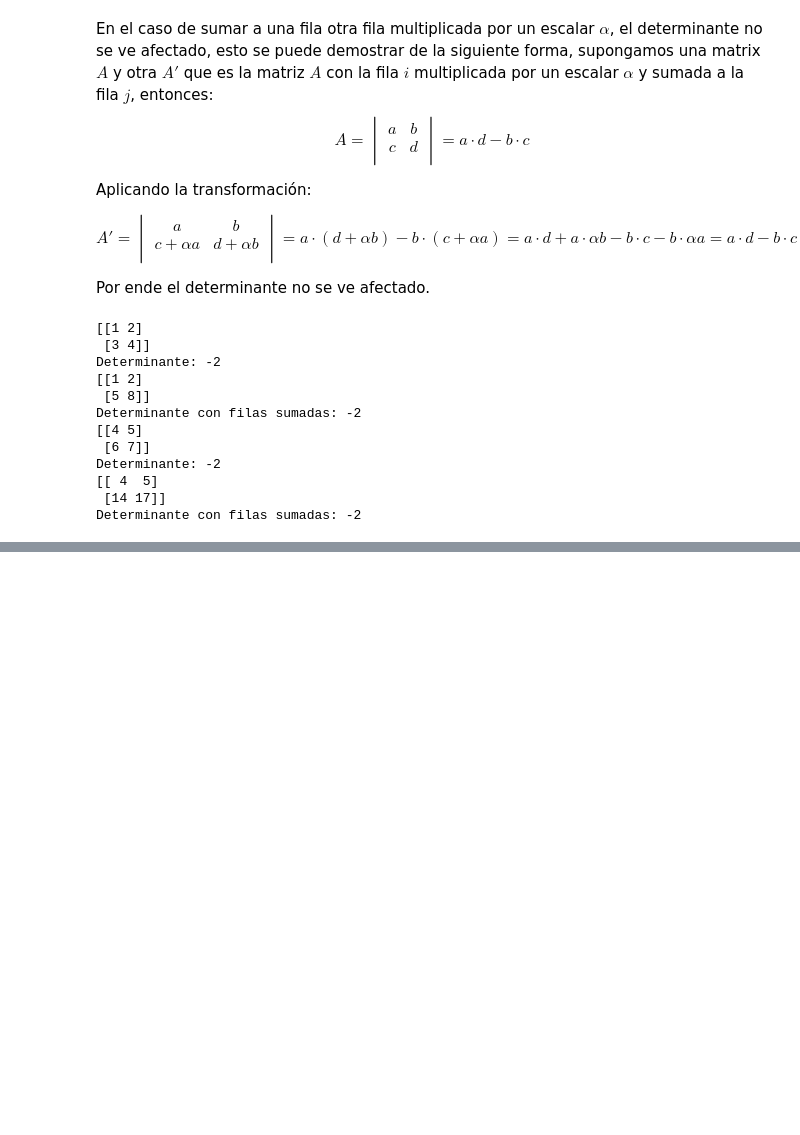
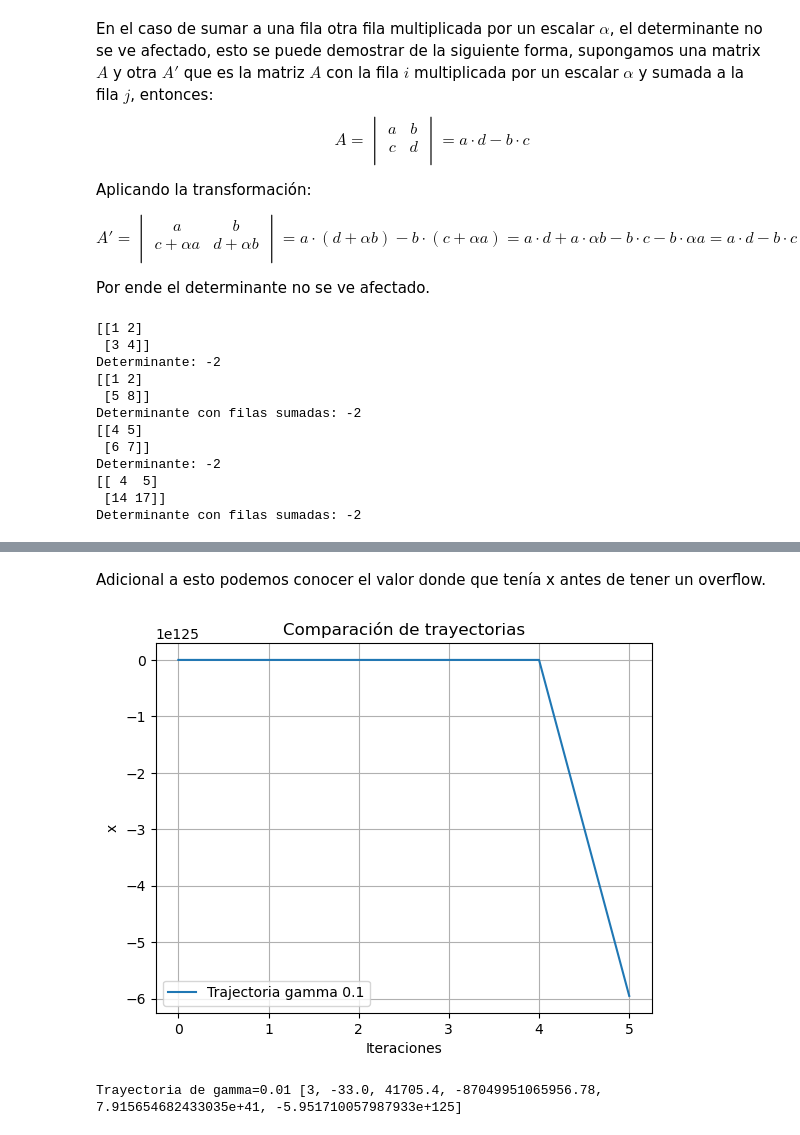
Before and after one commit to Astolfo2332/VIU_act, a Jupyter notebook: math_exercises.ipynb, the cells around one changed output, grey strips where cells are left out. Saved outputs shown, nothing was run; the diff lists cells and outputs as text; code cells hidden in the pictures; blank space fills up the shorter version.

Commit message:
add(math) se adiciona la actividad de matematicas

```diff
--- a/math_exercises.ipynb
+++ b/math_exercises.ipynb
@@ -306,0 +653,9 @@ for i in test:
+# %% [markdown]
+Adicional a esto podemos conocer el valor donde que tenía x antes de tener un overflow.
+# %%
+trajectory_analysis(trajectory_3, labels=["Trajectoria gamma 0.1"])
+
+print("Trayectoria de gamma=0.01",trajectory_3)
+# %% [output]
+[figure, added]
+Trayectoria de gamma=0.01 [3, -33.0, 41705.4, -87049951065956.78, 7.915654682433035e+41, -5.951710057987933e+125]
```
Also changed, not shown: parts of 48 cells of this notebook.
